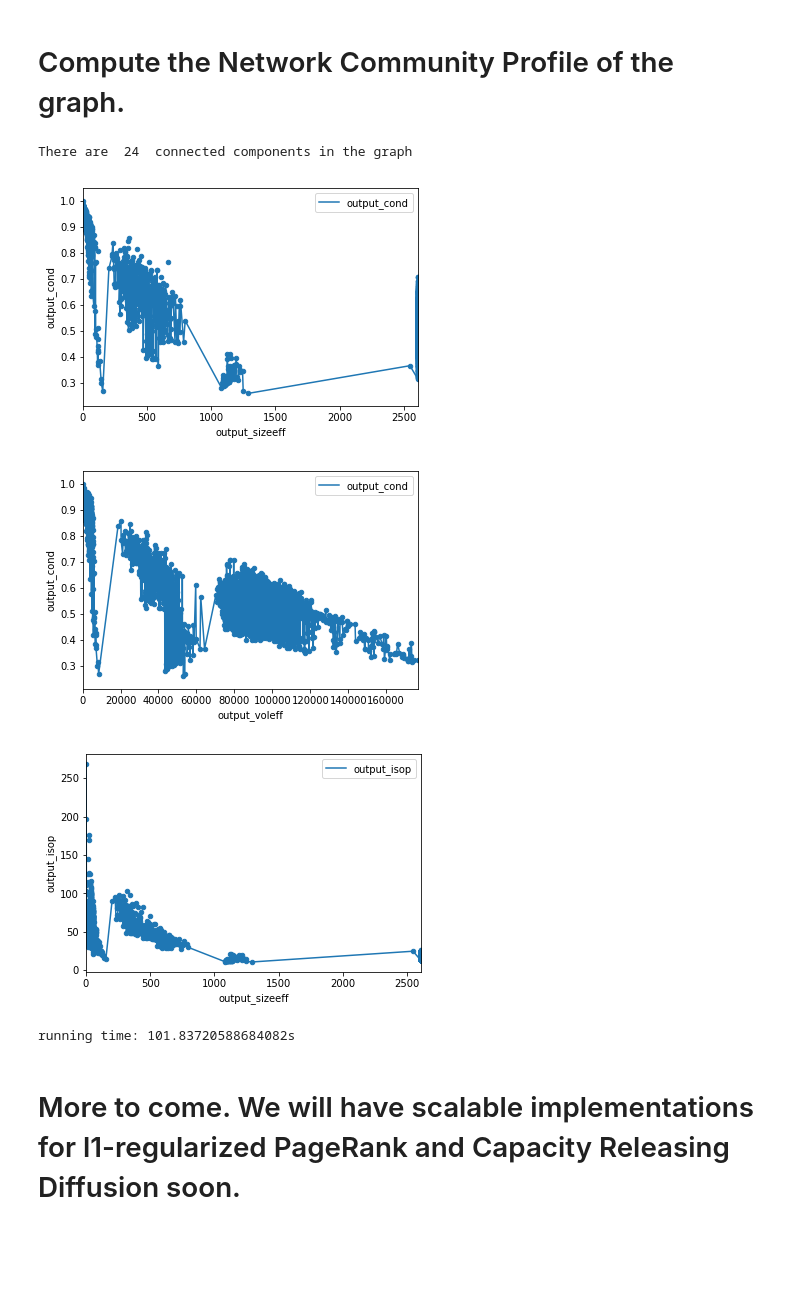
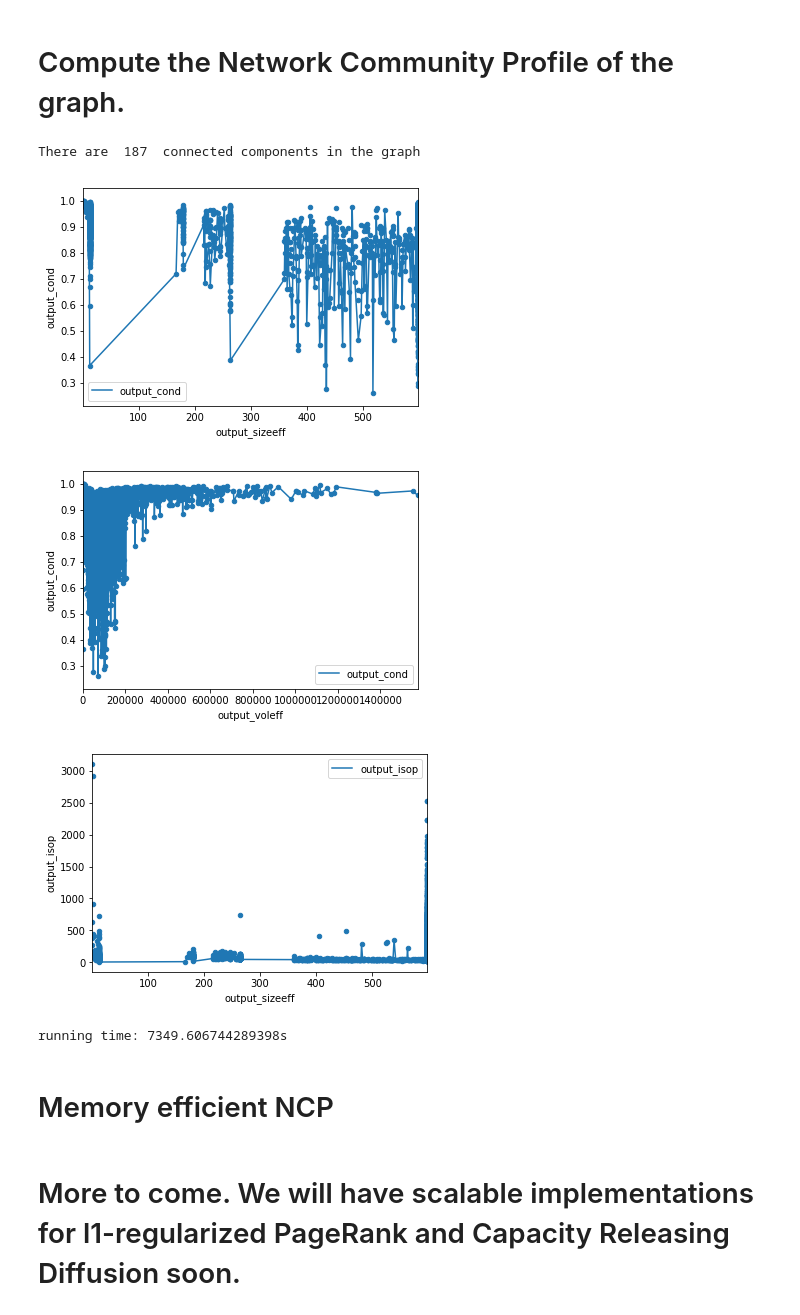
Before and after one commit to kfoynt/LocalGraphClustering, a Jupyter notebook: notebooks/examples_scalable_graph_analytics.ipynb, the cells around one changed output. Saved outputs shown, nothing was run; the diff lists cells and outputs as text; code cells hidden in the pictures; blank space fills up the shorter version.

Commit message:
added optional largest component for NCP

```diff
--- a/notebooks/examples_scalable_graph_analytics.ipynb
+++ b/notebooks/examples_scalable_graph_analytics.ipynb
@@ -52,21 +52,27 @@ output_pr_clustering = pr_clustering.produce([g],[reference_node])
 # %% [markdown]
 # Compute the Network Community Profile of the graph.
 # %%
+# The code below will compute the NCP for the largest connected component of the graph.
+# To compute the largest component the memory requirements are being doubled, i.e., two times
+# the size of the graph object in line 2 above.
+
 start = time.time()
 ncp_instance = ncp.Ncp()
-df = ncp_instance.produce(g,method="approxPageRank",ratio=0.1,timeout=3600)
+df = ncp_instance.produce(g,method="approxPageRank",ratio=0.5,timeout=7200)
 ncp_plots = ncpplots.NCPPlots(df)
 #plot conductance vs size
 ncp_plots.cond_by_size()
 #plot conductance vs volume
 ncp_plots.cond_by_vol()
 #plot isoperimetry vs size
 ncp_plots.isop_by_size()
 end = time.time()
 print("running time:",str(end-start)+"s")
 # %% [output]
-There are  24  connected components in the graph
+There are  187  connected components in the graph
-[figure, old version]
+[figure, new version]
-[figure, old version]
+[figure, new version]
-[figure, old version]
+[figure, new version]
-running time: 101.83720588684082s
+running time: 7349.606744289398s
+# %% [markdown]
+# Memory efficient NCP
```
Also changed, not shown: parts of 2 cells of this notebook, 3 other files.
